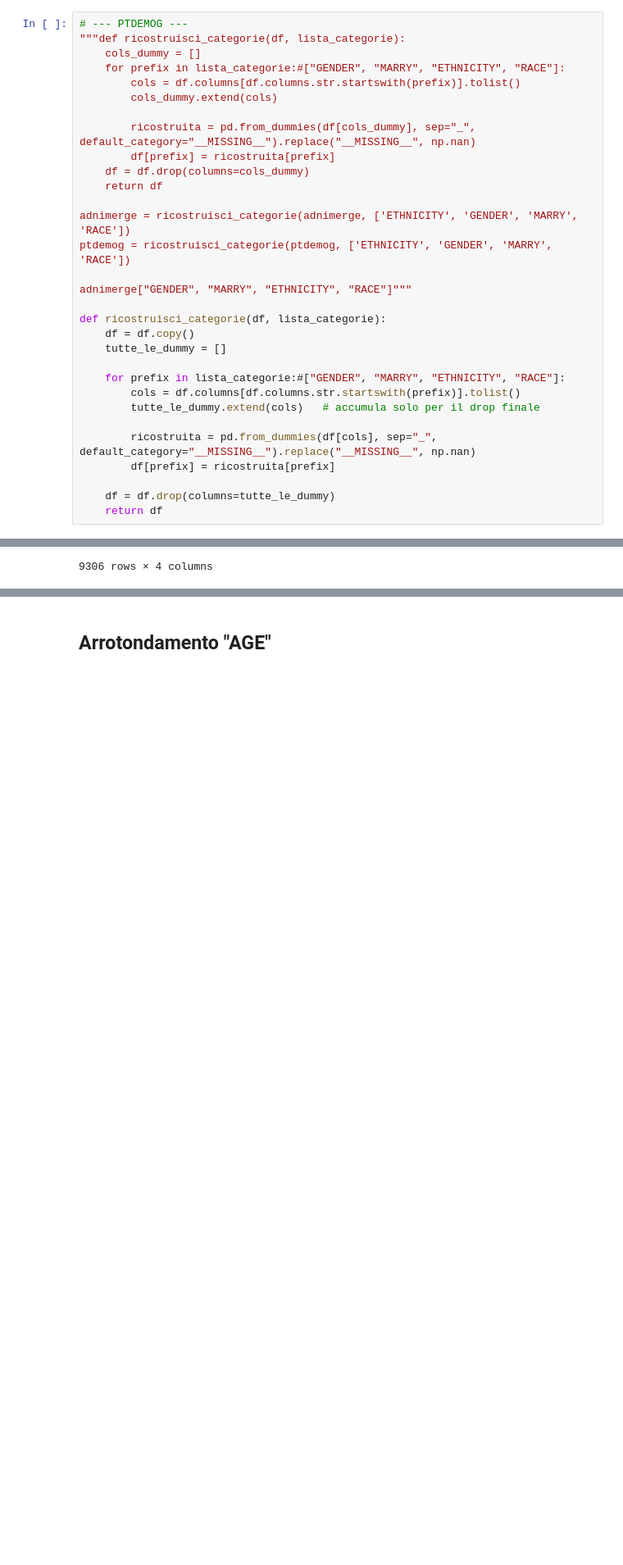
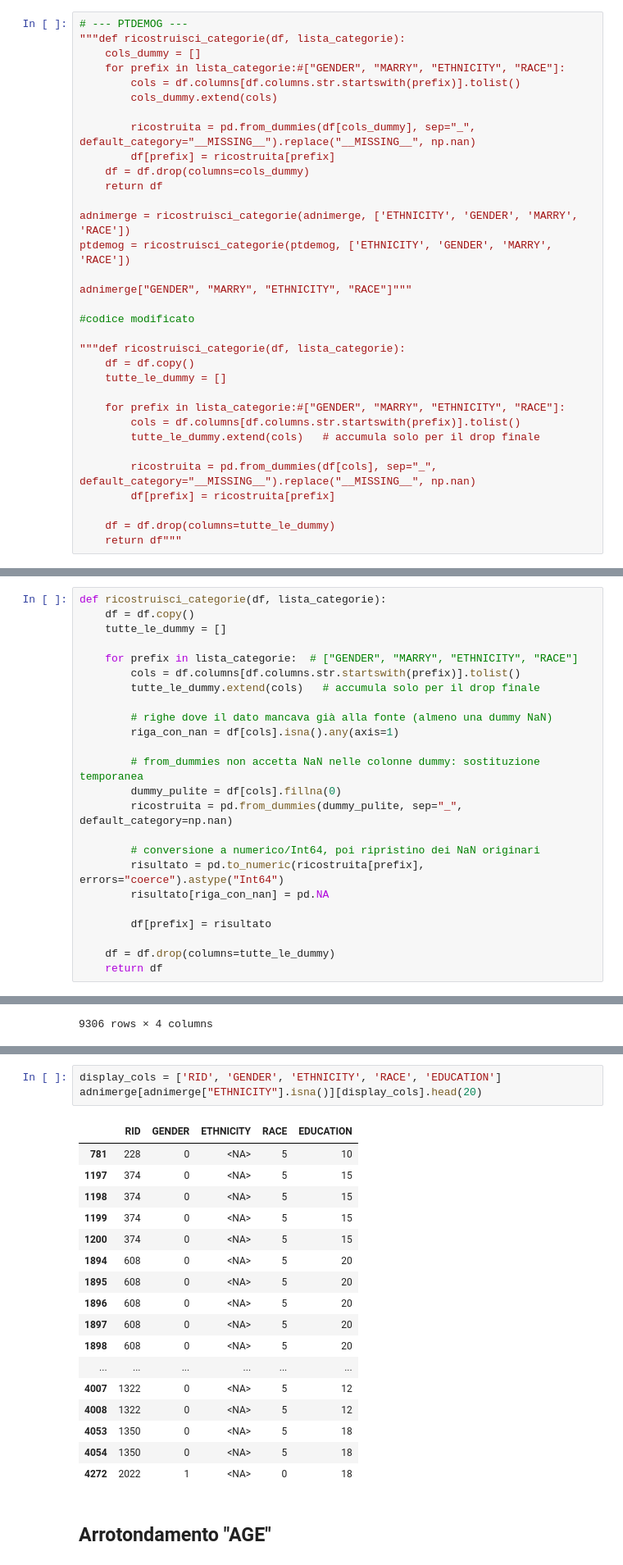
Before and after one commit to RossanaFacchin/DataCleaning, a Jupyter notebook: merge_pipeline.ipynb, the cells around one changed output, grey strips where cells are left out. Shown at 82% size. Drawn from its saved outputs; the diff is of its cells as text; blank space fills up the shorter version.

Commit message:
aggiustamento dummys da str--->int

```diff
--- a/merge_pipeline.ipynb
+++ b/merge_pipeline.ipynb
@@ -70,7 +70,9 @@ ptdemog = ricostruisci_categorie(ptdemog, ['ETHNICITY', 'GENDER', 'MARRY', 'RACE
 
 adnimerge["GENDER", "MARRY", "ETHNICITY", "RACE"]"""
 
-def ricostruisci_categorie(df, lista_categorie):
+#codice modificato
+
+"""def ricostruisci_categorie(df, lista_categorie):
     df = df.copy()
     tutte_le_dummy = []
 
@@ -82,4 +84,4 @@ def ricostruisci_categorie(df, lista_categorie):
         df[prefix] = ricostruita[prefix]
 
     df = df.drop(columns=tutte_le_dummy)
-    return df
+    return df"""
@@ -86,3 +90,27 @@ def ricostruisci_categorie(df, lista_categorie):
+# %%
+def ricostruisci_categorie(df, lista_categorie):
+    df = df.copy()
+    tutte_le_dummy = []
+
+    for prefix in lista_categorie:  # ["GENDER", "MARRY", "ETHNICITY", "RACE"]
+        cols = df.columns[df.columns.str.startswith(prefix)].tolist()
+        tutte_le_dummy.extend(cols)   # accumula solo per il drop finale
+
+        # righe dove il dato mancava già alla fonte (almeno una dummy NaN)
+        riga_con_nan = df[cols].isna().any(axis=1)
+
+        # from_dummies non accetta NaN nelle colonne dummy: sostituzione temporanea
+        dummy_pulite = df[cols].fillna(0)
+        ricostruita = pd.from_dummies(dummy_pulite, sep="_", default_category=np.nan)
+
+        # conversione a numerico/Int64, poi ripristino dei NaN originari
+        risultato = pd.to_numeric(ricostruita[prefix], errors="coerce").astype("Int64")
+        risultato[riga_con_nan] = pd.NA
+
+        df[prefix] = risultato
+
+    df = df.drop(columns=tutte_le_dummy)
+    return df
 # %%
 lista_categorie = ["GENDER", "MARRY", "ETHNICITY", "RACE"]
 
@@ -111,3 +139,24 @@ str
+# %%
+display_cols = ['RID', 'GENDER', 'ETHNICITY', 'RACE', 'EDUCATION']
+adnimerge[adnimerge["ETHNICITY"].isna()][display_cols].head(20)
+# %% [output]
+|  | RID | GENDER | ETHNICITY | RACE | EDUCATION |
+| 781 | 228 | 0 | <NA> | 5 | 10 |
+| 1197 | 374 | 0 | <NA> | 5 | 15 |
+| 1198 | 374 | 0 | <NA> | 5 | 15 |
+| 1199 | 374 | 0 | <NA> | 5 | 15 |
+| 1200 | 374 | 0 | <NA> | 5 | 15 |
+| 1894 | 608 | 0 | <NA> | 5 | 20 |
+| 1895 | 608 | 0 | <NA> | 5 | 20 |
+| 1896 | 608 | 0 | <NA> | 5 | 20 |
+| 1897 | 608 | 0 | <NA> | 5 | 20 |
+| 1898 | 608 | 0 | <NA> | 5 | 20 |
+| ... | ... | ... | ... | ... | ... |
+| 4007 | 1322 | 0 | <NA> | 5 | 12 |
+| 4008 | 1322 | 0 | <NA> | 5 | 12 |
+| 4053 | 1350 | 0 | <NA> | 5 | 18 |
+| 4054 | 1350 | 0 | <NA> | 5 | 18 |
+| 4272 | 2022 | 1 | <NA> | 0 | 18 |
 # %% [markdown]
 ## Arrotondamento "AGE"
 # %%
```
Also changed, not shown: parts of 2 cells of this notebook.
